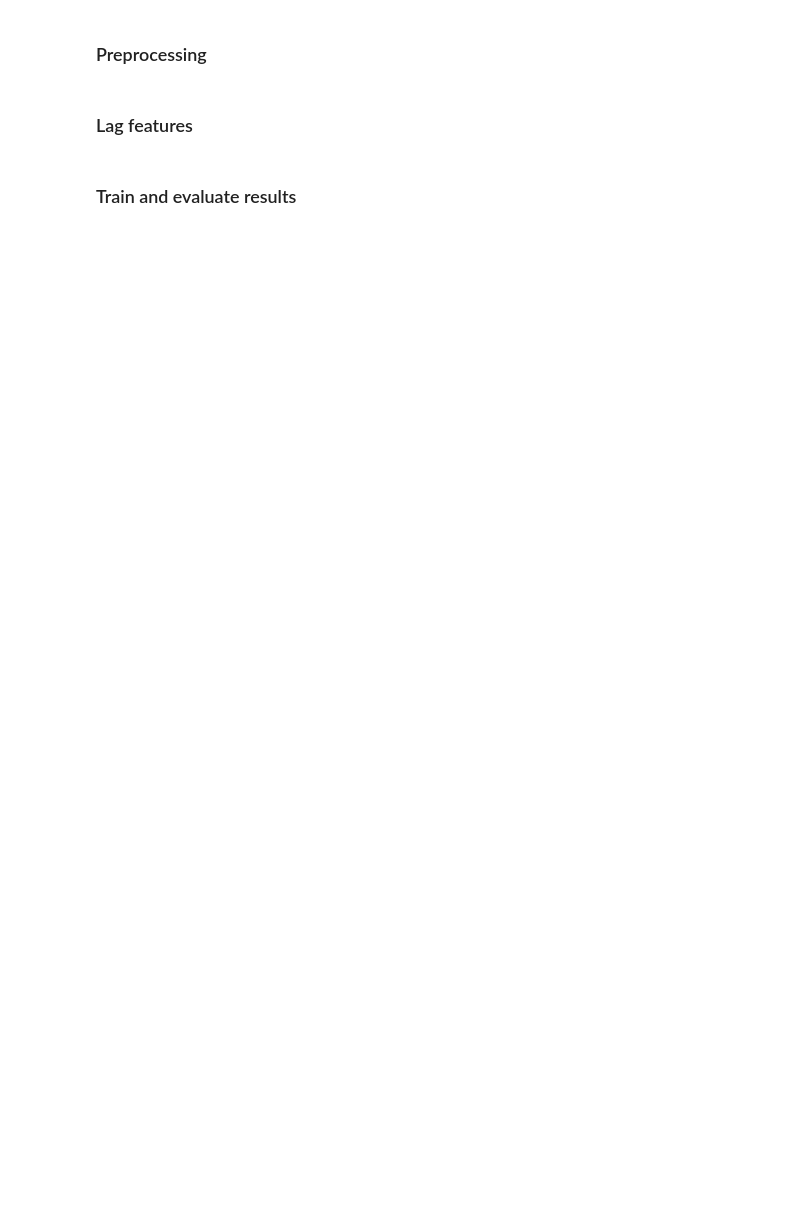
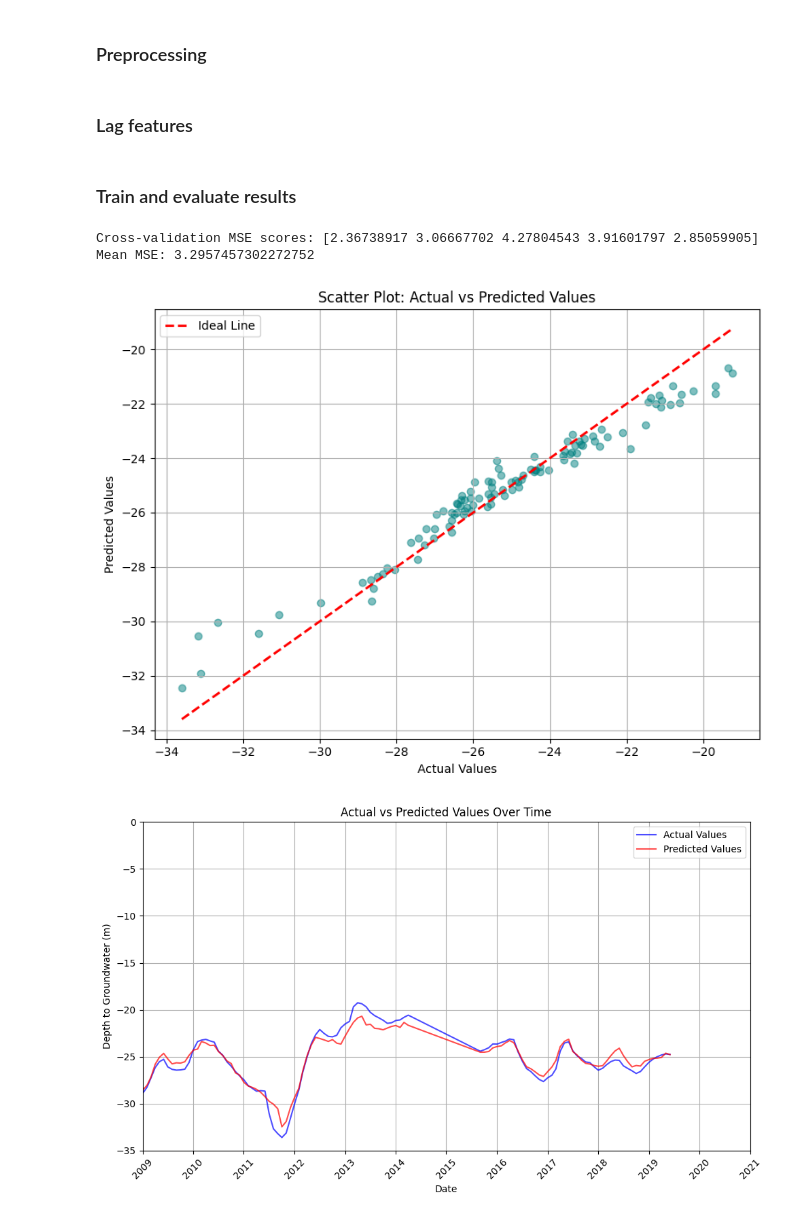
Before and after one commit to dgomes03/assignments_ML, a Jupyter notebook: Assignment2_Diogo_Gomes.ipynb, the cells around one changed output. Saved outputs shown, nothing was run; the diff lists cells and outputs as text; code cells hidden in the pictures; blank space fills up the shorter version.

```diff
--- a/Assignment2_Diogo_Gomes.ipynb
+++ b/Assignment2_Diogo_Gomes.ipynb
@@ -26,6 +26,7 @@ Please submit the video (max 3'-5'), the URL of your notebook in your Github rep
 # %%
 import pandas as pd
 import numpy as np
+import seaborn as sns
 import matplotlib.pyplot as plt
 import matplotlib.dates as mdates
 from sklearn.ensemble import RandomForestRegressor
@@ -35,7 +36,7 @@ from sklearn.preprocessing import StandardScaler
 from sklearn.metrics import mean_squared_error
 
 
-df = pd.read_csv('/Users/diogogomes/Documents/Uni/Machine Learning/Assignments/2/aquifer_time_series.csv')
+df = pd.read_csv("https://raw.githubusercontent.com/dgomes03/assignments_ML/1f021a9a70c16303fd9dc0b776589ab648a2a798/aquifer_time_series.csv")
 
 df
 # %% [output]
@@ -212,36 +231,41 @@ def plot_actual_vs_predicted_over_time(dates, y_true, y_pred):
     plt.show()
 
 def main():
-    filepath = '/Users/diogogomes/Documents/Uni/Machine Learning/Assignments/2/aquifer_time_series.csv'
+    filepath = "https://raw.githubusercontent.com/dgomes03/assignments_ML/1f021a9a70c16303fd9dc0b776589ab648a2a798/aquifer_time_series.csv"
     monthly_data = load_and_preprocess_data(filepath)
 
     data = create_lag_features(monthly_data)
 
     # definir X e y (model input e output)
     X = data.drop(columns=['target', 'group', 'date'])
     y = data['target']
     groups = data['group']
     dates = data['date']
 
     X = X.select_dtypes(include=[np.number])
 
     model = build_model()
 
     # Cross-validation
     cv = GroupKFold(n_splits=5)
     scores = cross_val_score(model, X, y, groups=groups, cv=cv, scoring='neg_mean_squared_error')
     print("Cross-validation MSE scores:", -scores)
     print("Mean MSE:", -scores.mean())
 
     # treinar modelo no dataset todo
     model.fit(X, y)
 
     # fazer predict
     y_pred = model.predict(X)
 
     # plots
     plot_scatter_actual_vs_predicted(y, y_pred)
     plot_actual_vs_predicted_over_time(dates, y, y_pred)
 
 if __name__ == "__main__":
     main()
+# %% [output]
+Cross-validation MSE scores: [2.36738917 3.06667702 4.27804543 3.91601797 2.85059905]
+Mean MSE: 3.2957457302272752
+[figure, added]
+[figure, added]
```
Also changed, not shown: parts of 4 cells of this notebook.
